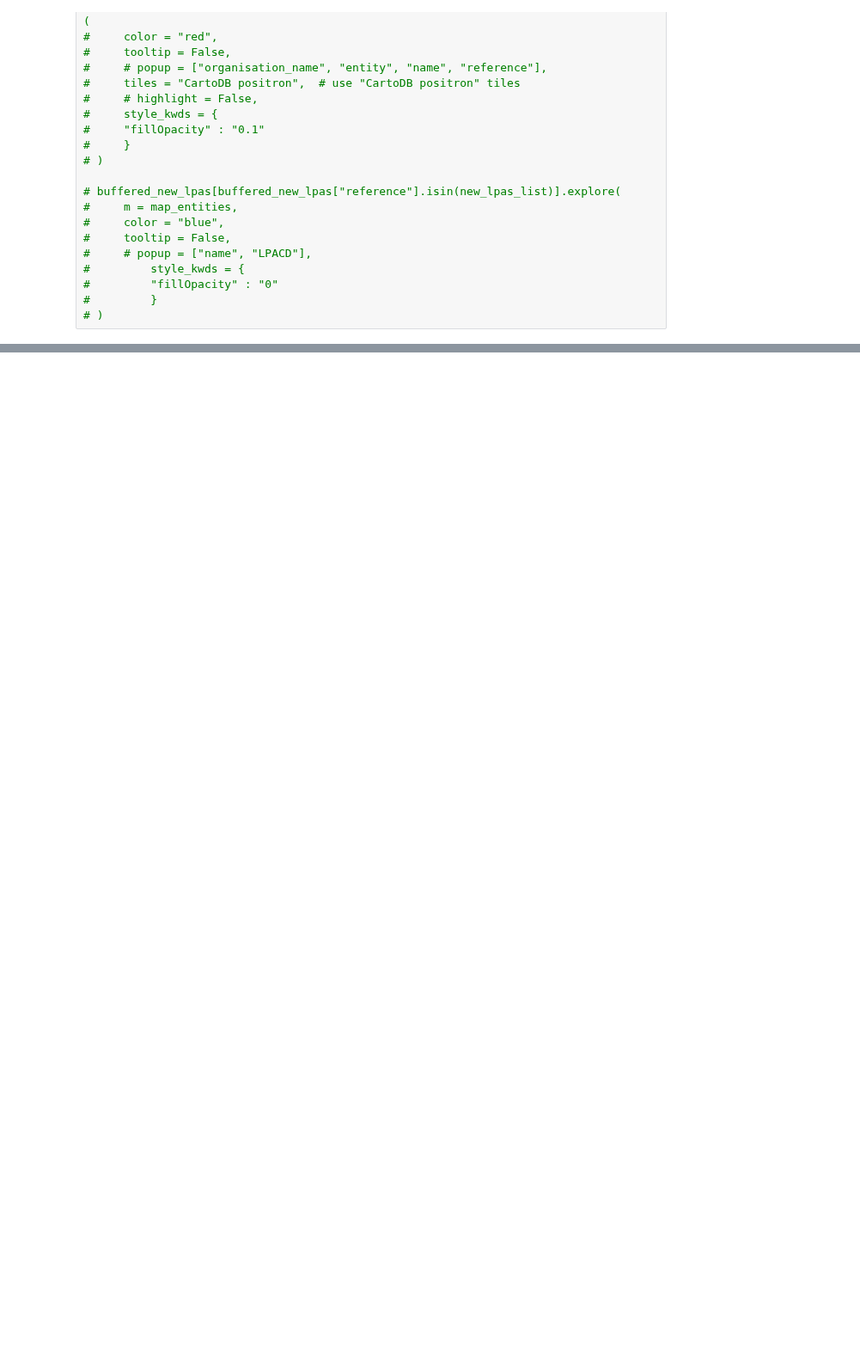
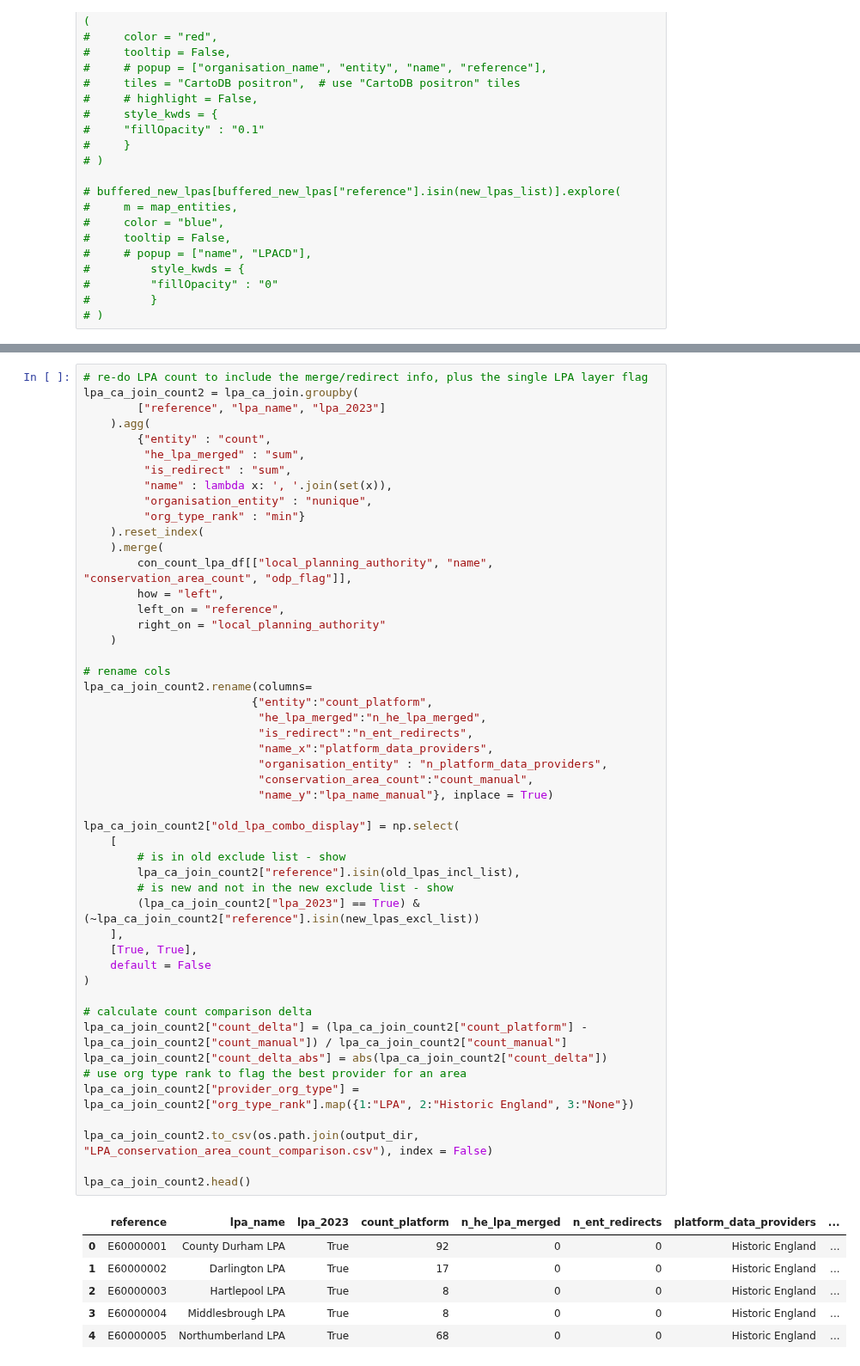
Before and after one commit to digital-land/jupyter-analysis, a Jupyter notebook: analysis/2024-07_conservation_area_count_comparison/conservation_area_count_comparison - analysis.ipynb, the cells around one changed output, grey strips where cells are left out. Shown at 86% size. Cells and saved outputs as stored; diff of their text form; blank space fills up the shorter version.

```diff
--- a/analysis/2024-07_conservation_area_count_comparison/conservation_area_count_comparison - analysis.ipynb
+++ b/analysis/2024-07_conservation_area_count_comparison/conservation_area_count_comparison - analysis.ipynb
@@ -383,0 +450,56 @@ lpa_ca_join_count_gdf[lpa_ca_join_count_gdf["reference"] == "E60000328"]
+# %%
+# re-do LPA count to include the merge/redirect info, plus the single LPA layer flag
+lpa_ca_join_count2 = lpa_ca_join.groupby(
+        ["reference", "lpa_name", "lpa_2023"]
+    ).agg(
+        {"entity" : "count",
+         "he_lpa_merged" : "sum",
+         "is_redirect" : "sum",
+         "name" : lambda x: ', '.join(set(x)),
+         "organisation_entity" : "nunique",
+         "org_type_rank" : "min"}
+    ).reset_index(
+    ).merge(
+        con_count_lpa_df[["local_planning_authority", "name", "conservation_area_count", "odp_flag"]],
+        how = "left",
+        left_on = "reference",
+        right_on = "local_planning_authority"
+    )
+
+# rename cols
+lpa_ca_join_count2.rename(columns=
+                         {"entity":"count_platform",
+                          "he_lpa_merged":"n_he_lpa_merged",
+                          "is_redirect":"n_ent_redirects",
+                          "name_x":"platform_data_providers",
+                          "organisation_entity" : "n_platform_data_providers",
+                          "conservation_area_count":"count_manual",
+                          "name_y":"lpa_name_manual"}, inplace = True)
+
+lpa_ca_join_count2["old_lpa_combo_display"] = np.select(
+    [
+        # is in old exclude list - show
+        lpa_ca_join_count2["reference"].isin(old_lpas_incl_list),
+        # is new and not in the new exclude list - show
+        (lpa_ca_join_count2["lpa_2023"] == True) & (~lpa_ca_join_count2["reference"].isin(new_lpas_excl_list))
+    ],
+    [True, True],
+    default = False
+)
+
+# calculate count comparison delta
+lpa_ca_join_count2["count_delta"] = (lpa_ca_join_count2["count_platform"] - lpa_ca_join_count2["count_manual"]) / lpa_ca_join_count2["count_manual"]
+lpa_ca_join_count2["count_delta_abs"] = abs(lpa_ca_join_count2["count_delta"])
+# use org type rank to flag the best provider for an area
+lpa_ca_join_count2["provider_org_type"] = lpa_ca_join_count2["org_type_rank"].map({1:"LPA", 2:"Historic England", 3:"None"})
+
+lpa_ca_join_count2.to_csv(os.path.join(output_dir, "LPA_conservation_area_count_comparison.csv"), index = False)
+
+lpa_ca_join_count2.head()
+# %% [output]
+|  | reference | lpa_name | lpa_2023 | count_platform | n_he_lpa_merged | n_ent_redirects | platform_data_providers | ... |
+| 0 | E60000001 | County Durham LPA | True | 92 | 0 | 0 | Historic England | ... |
+| 1 | E60000002 | Darlington LPA | True | 17 | 0 | 0 | Historic England | ... |
+| 2 | E60000003 | Hartlepool LPA | True | 8 | 0 | 0 | Historic England | ... |
+| 3 | E60000004 | Middlesbrough LPA | True | 8 | 0 | 0 | Historic England | ... |
+| 4 | E60000005 | Northumberland LPA | True | 68 | 0 | 0 | Historic England | ... |
```
Also changed, not shown: parts of 46 cells of this notebook.
